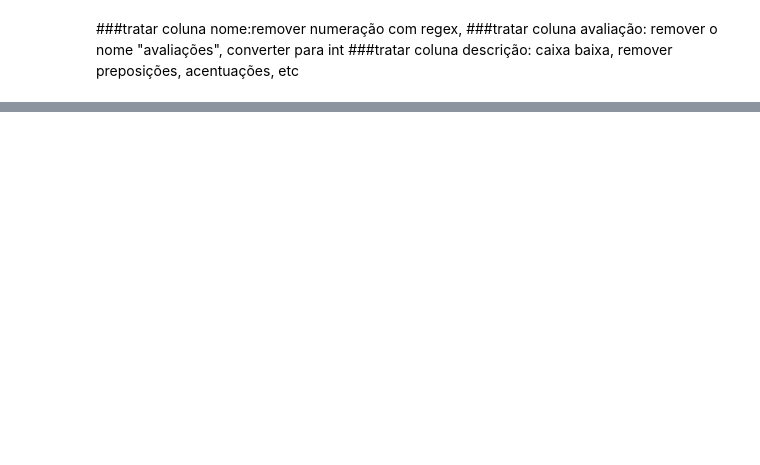
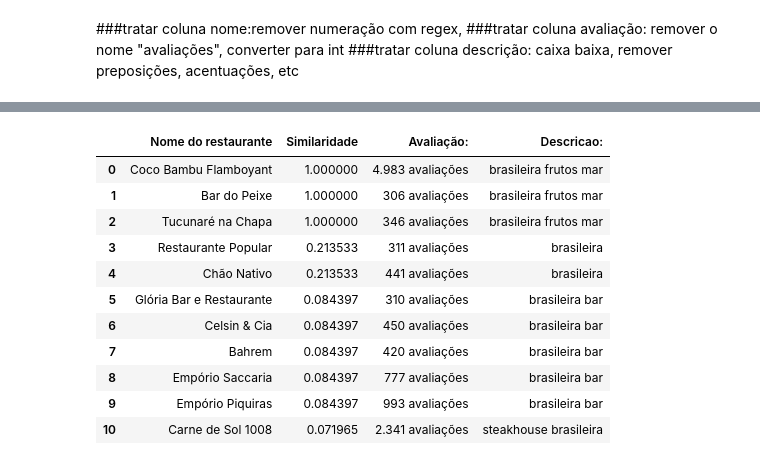
Before and after one commit to JhonatanPeixoto/JhonatanPeixoto, a Jupyter notebook: Projeto_Final(Allan,_Fabio,_Jhonatan,_Vitor)_Estudo_de_Caso_TripAdvisor.ipynb, the cells around one changed output, grey strips where cells are left out. Saved outputs shown, nothing was run; the diff lists cells and outputs as text; code cells hidden in the pictures; blank space fills up the shorter version.

```diff
--- a/Projeto_Final(Allan,_Fabio,_Jhonatan,_Vitor)_Estudo_de_Caso_TripAdvisor.ipynb
+++ b/Projeto_Final(Allan,_Fabio,_Jhonatan,_Vitor)_Estudo_de_Caso_TripAdvisor.ipynb
@@ -129,0 +193,7 @@ for i, s in enumerate(rests.find_all('div', attrs={'class':class_alvo})[14].find
+# %%
+# Criar um dataframe com as características (features) e os pesos
+# associados a estas
+words_df = pd.DataFrame(vetores.toarray(),
+                        columns=vectorizer.get_feature_names_out())
+# %%
+cosseno_tipo_culinaria = cosine_similarity(words_df, words_df)
@@ -129,0 +210,2 @@ for i, s in enumerate(rests.find_all('div', attrs={'class':class_alvo})[14].find
+# %%
+catalogo_restaurantes = pd.Series(df.index, index=df['nome'])
@@ -129,0 +231,40 @@ for i, s in enumerate(rests.find_all('div', attrs={'class':class_alvo})[14].find
+# %%
+import string
+def recomendar_restaurante(nome_restaurante, mat_similaridades):
+    # Obtendo o índice com base no título informado
+    idx = catalogo_restaurantes[nome_restaurante] # 'barriga cheia'
+
+    # Obter similaridades para o item selecionado
+    sim = (enumerate(mat_similaridades[idx]))
+
+    # Reordenar nossas similaridades em ordem decrescente de recomendação
+    sim = sorted(sim, key=lambda x:x[1], reverse=True)
+
+    # Filtrar os top 10
+    sim = sim[0:11]
+
+    # Obter os índices de restaurantes recomendados
+    indices_recomendados = [x[0] for x in sim]
+    recomendados_sim     = [x[1] for x in sim]
+
+    return pd.DataFrame({
+        'Nome do restaurante':df['nome'].iloc[indices_recomendados].values,
+        'Similaridade':recomendados_sim,
+        'Avaliação:':df['avaliacao'].iloc[indices_recomendados].values,
+        'Descricao:':df['descricao'].iloc[indices_recomendados].values,
+    })
+# %%
+recomendar_restaurante(27, cosseno_tipo_culinaria)
+# %% [output]
+|  | Nome do restaurante | Similaridade | Avaliação: | Descricao: |
+| 0 | Coco Bambu Flamboyant | 1.000000 | 4.983 avaliações | brasileira frutos mar |
+| 1 | Bar do Peixe | 1.000000 | 306 avaliações | brasileira frutos mar |
+| 2 | Tucunaré na Chapa | 1.000000 | 346 avaliações | brasileira frutos mar |
+| 3 | Restaurante Popular | 0.213533 | 311 avaliações | brasileira |
+| 4 | Chão Nativo | 0.213533 | 441 avaliações | brasileira |
+| 5 | Glória Bar e Restaurante | 0.084397 | 310 avaliações | brasileira bar |
+| 6 | Celsin & Cia | 0.084397 | 450 avaliações | brasileira bar |
+| 7 | Bahrem | 0.084397 | 420 avaliações | brasileira bar |
+| 8 | Empório Saccaria | 0.084397 | 777 avaliações | brasileira bar |
+| 9 | Empório Piquiras | 0.084397 | 993 avaliações | brasileira bar |
+| 10 | Carne de Sol 1008 | 0.071965 | 2.341 avaliações | steakhouse brasileira |
```
Also changed, not shown: parts of 20 cells of this notebook.
